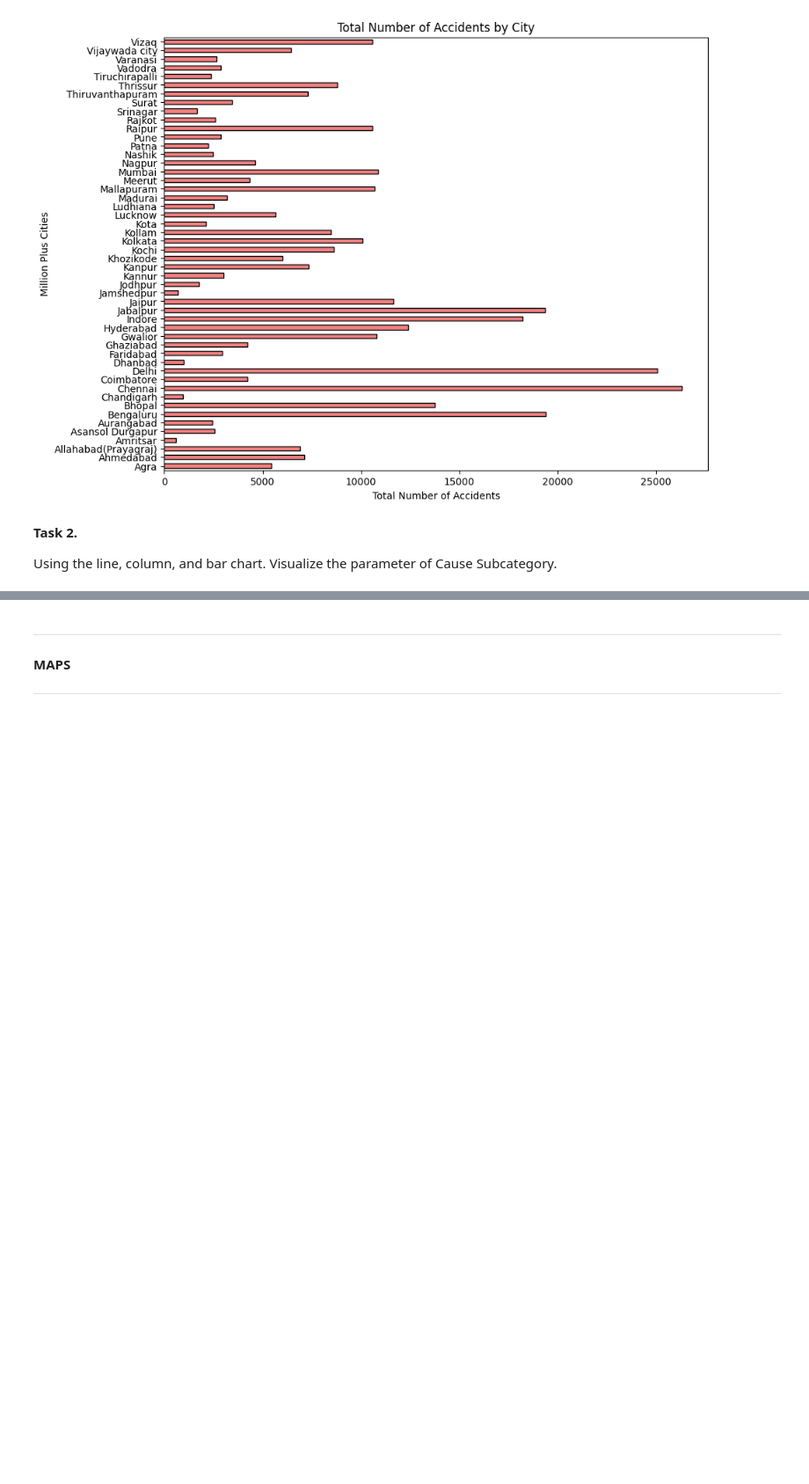
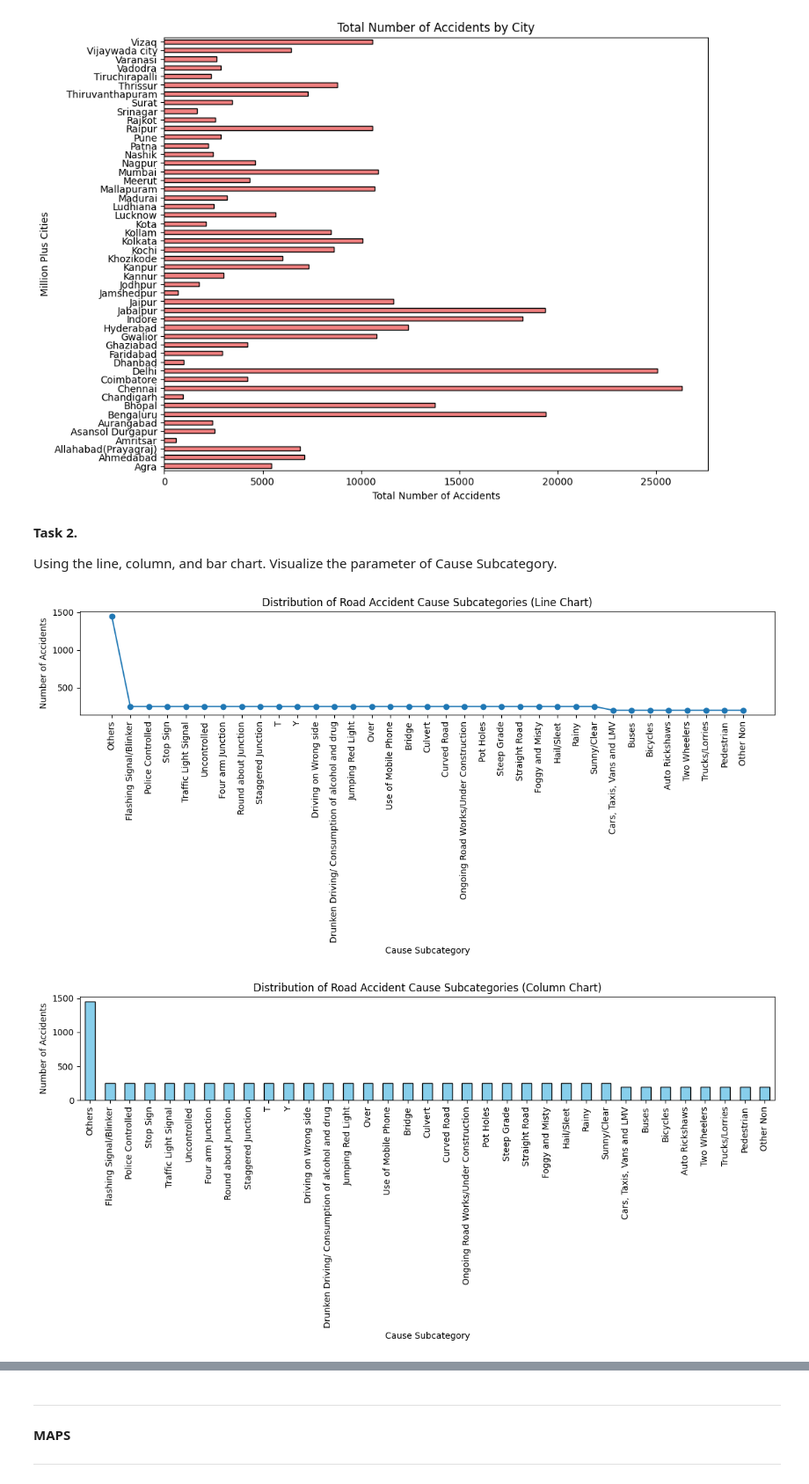
Before and after one commit to MadhelKathlynAnnJavillonar/CPE-031-Data-Visualizations-and-Data-Analysis, a Jupyter notebook: Hands_On_Activity_5___Chart_Type.ipynb, the cells around one changed output, grey strips where cells are left out. Shown at 88% size. Drawn from its saved outputs; the diff is of its cells as text; code cells hidden in the pictures; blank space fills up the shorter version.

```diff
--- a/Hands_On_Activity_5___Chart_Type.ipynb
+++ b/Hands_On_Activity_5___Chart_Type.ipynb
@@ -312,0 +346,37 @@ Using the line, column, and bar chart. Visualize the parameter of Cause Subcateg
+# %%
+# Task 2: Visualize the parameter of Cause Subcategory using line, column, and bar chart.
+
+# Count values in 'Cause Subcategory'
+cause_subcategory_counts = df['Cause Subcategory'].value_counts()
+
+# Line Chart for Cause Subcategory
+plt.figure(figsize=(12, 6))
+plt.plot(cause_subcategory_counts.index, cause_subcategory_counts.values, marker='o', linestyle='-')
+plt.title('Distribution of Road Accident Cause Subcategories (Line Chart)')
+plt.xlabel('Cause Subcategory')
+plt.ylabel('Number of Accidents')
+plt.xticks(rotation=90)
+plt.tight_layout()
+plt.show()
+
+# Column Chart for Cause Subcategory
+plt.figure(figsize=(12, 6))
+cause_subcategory_counts.plot(kind='bar', color='skyblue', edgecolor='black')
+plt.title('Distribution of Road Accident Cause Subcategories (Column Chart)')
+plt.xlabel('Cause Subcategory')
+plt.ylabel('Number of Accidents')
+plt.xticks(rotation=90)
+plt.tight_layout()
+plt.show()
+
+# Bar Chart for Cause Subcategory
+plt.figure(figsize=(12, 8))
+cause_subcategory_counts.plot(kind='barh', color='lightcoral', edgecolor='black')
+plt.title('Distribution of Road Accident Cause Subcategories (Bar Chart)')
+plt.xlabel('Number of Accidents')
+plt.ylabel('Cause Subcategory')
+plt.tight_layout()
+plt.show()
+# %% [output]
+[figure, added]
+[figure, added]
```
Also changed, not shown: parts of 14 cells of this notebook.
